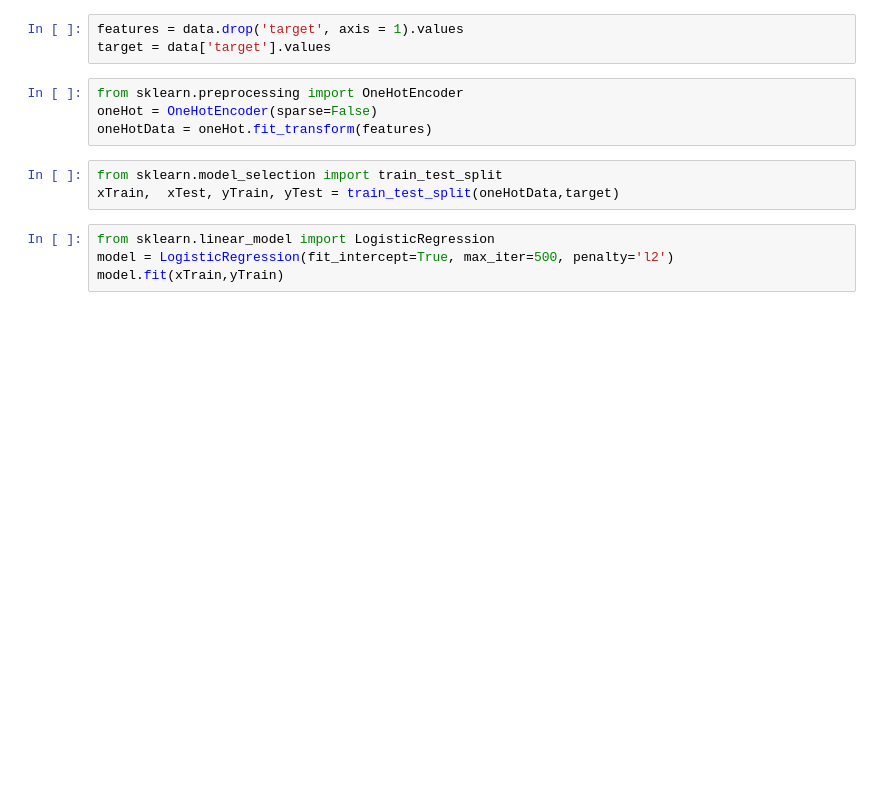
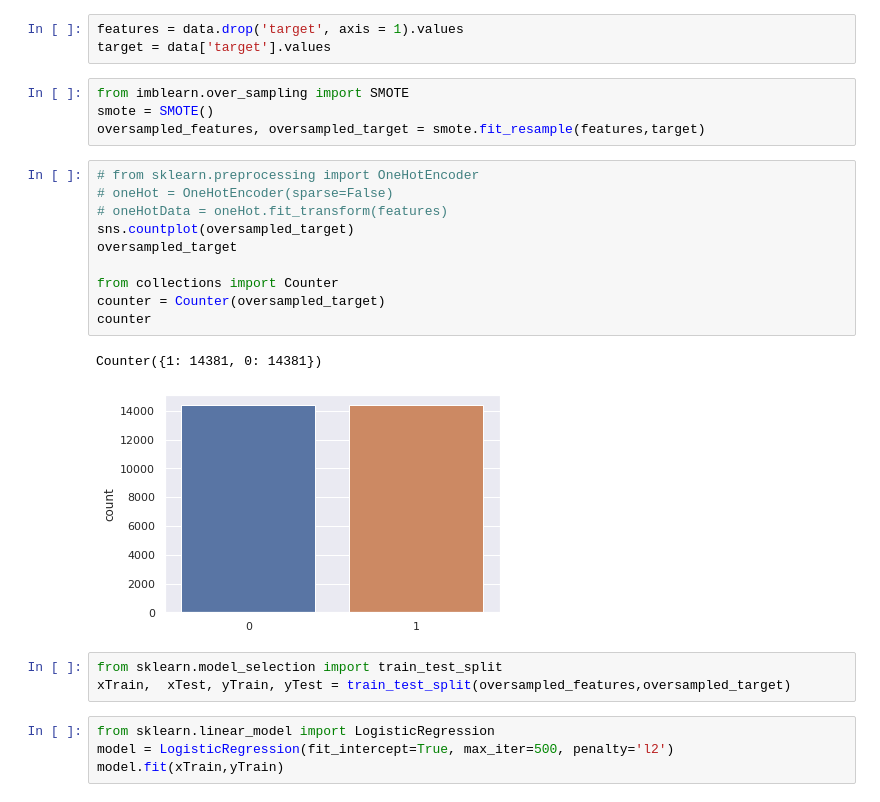
Before and after one commit to ChayanitBhateja/MyMLLearning, a Jupyter notebook: Kaggle/HRAnalytics/HrAnalytics.ipynb, the cells around one changed output. Cells and saved outputs as stored; diff of their text form; blank space fills up the shorter version.

Commit message:
[ADDED]: SMOTE in HR Analytics

```diff
--- a/Kaggle/HRAnalytics/HrAnalytics.ipynb
+++ b/Kaggle/HRAnalytics/HrAnalytics.ipynb
@@ -222,13 +217,26 @@ dtype: object
 # %%
 features = data.drop('target', axis = 1).values
 target = data['target'].values
+# %%
+from imblearn.over_sampling import SMOTE
+smote = SMOTE()
+oversampled_features, oversampled_target = smote.fit_resample(features,target)
 # %%
-from sklearn.preprocessing import OneHotEncoder
-oneHot = OneHotEncoder(sparse=False)
-oneHotData = oneHot.fit_transform(features)
+# from sklearn.preprocessing import OneHotEncoder
+# oneHot = OneHotEncoder(sparse=False)
+# oneHotData = oneHot.fit_transform(features)
+sns.countplot(oversampled_target)
+oversampled_target
+
+from collections import Counter
+counter = Counter(oversampled_target)
+counter
+# %% [output]
+Counter({1: 14381, 0: 14381})
+[figure, added]
 # %%
 from sklearn.model_selection import train_test_split
-xTrain,  xTest, yTrain, yTest = train_test_split(oneHotData,target)
+xTrain,  xTest, yTrain, yTest = train_test_split(oversampled_features,oversampled_target)
 # %%
 from sklearn.linear_model import LogisticRegression
 model = LogisticRegression(fit_intercept=True, max_iter=500, penalty='l2')
```
Also changed, not shown: parts of 19 cells of this notebook, 1 other file.
